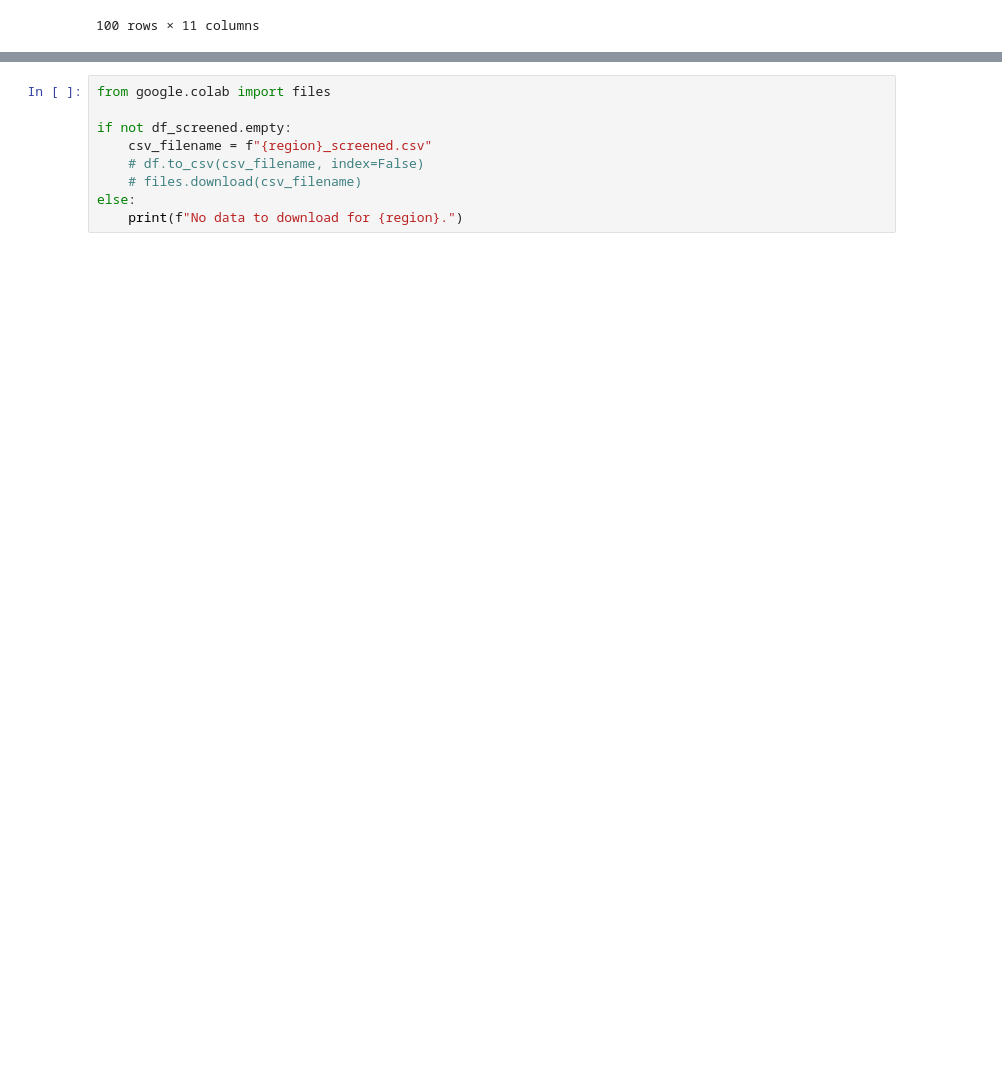
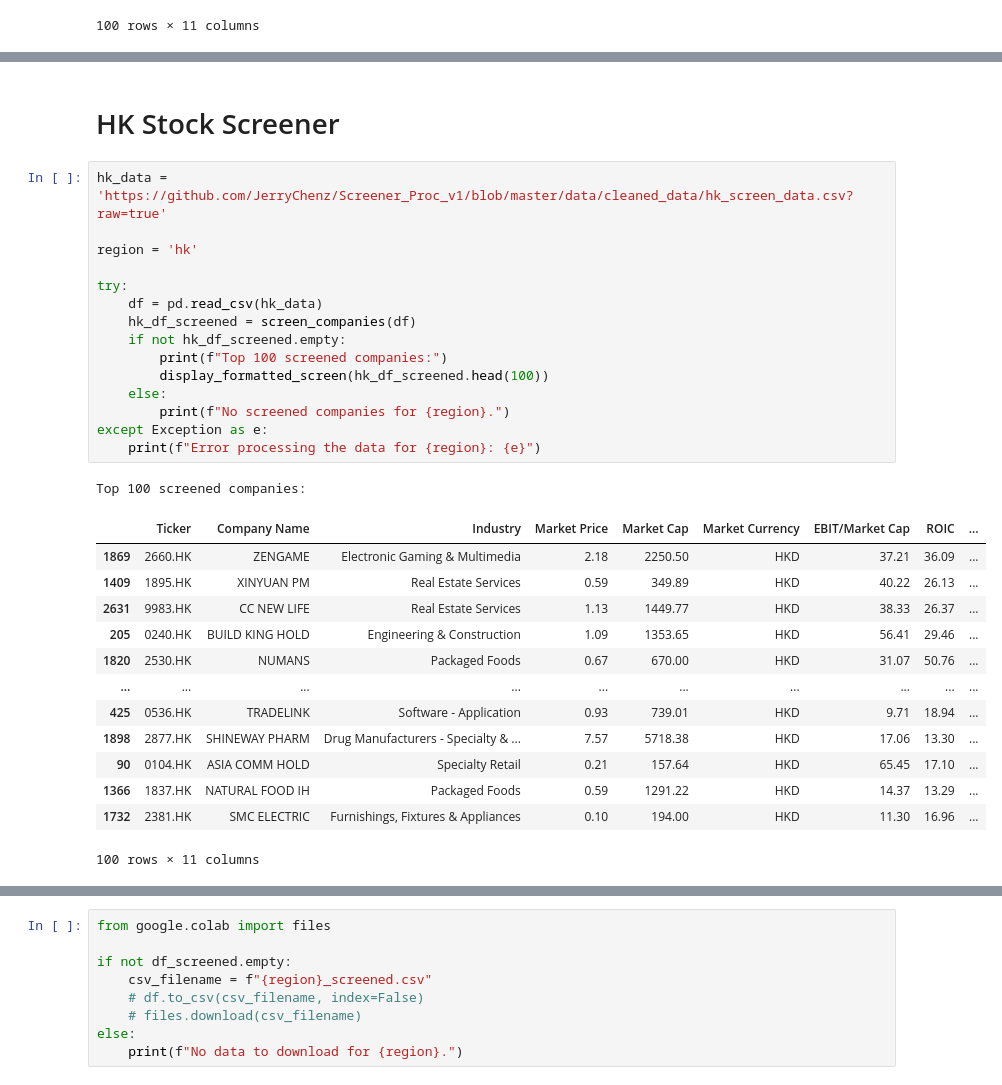
Before and after one commit to JerryChenz/Screener_Proc, a Jupyter notebook: Screener.ipynb, the cells around one changed output, grey strips where cells are left out. Drawn from its saved outputs; the diff is of its cells as text; blank space fills up the shorter version.

```diff
--- a/Screener.ipynb
+++ b/Screener.ipynb
@@ -195,0 +200,32 @@ create_financial_metric_histogram(df_screened, 'Total Debt/Common Equity', 'Debt
+# %% [markdown]
+# HK Stock Screener
+# %%
+hk_data = 'https://github.com/JerryChenz/Screener_Proc_v1/blob/master/data/cleaned_data/hk_screen_data.csv?raw=true'
+
+region = 'hk'
+
+try:
+    df = pd.read_csv(hk_data)
+    hk_df_screened = screen_companies(df)
+    if not hk_df_screened.empty:
+        print(f"Top 100 screened companies:")
+        display_formatted_screen(hk_df_screened.head(100))
+    else:
+        print(f"No screened companies for {region}.")
+except Exception as e:
+    print(f"Error processing the data for {region}: {e}")
+# %% [output]
+Top 100 screened companies:
+|  | Ticker | Company Name | Industry | Market Price | Market Cap | Market Currency | EBIT/Market Cap | ROIC | ... |
+| 1869 | 2660.HK | ZENGAME | Electronic Gaming & Multimedia | 2.18 | 2250.50 | HKD | 37.21 | 36.09 | ... |
+| 1409 | 1895.HK | XINYUAN PM | Real Estate Services | 0.59 | 349.89 | HKD | 40.22 | 26.13 | ... |
+| 2631 | 9983.HK | CC NEW LIFE | Real Estate Services | 1.13 | 1449.77 | HKD | 38.33 | 26.37 | ... |
+| 205 | 0240.HK | BUILD KING HOLD | Engineering & Construction | 1.09 | 1353.65 | HKD | 56.41 | 29.46 | ... |
+| 1820 | 2530.HK | NUMANS | Packaged Foods | 0.67 | 670.00 | HKD | 31.07 | 50.76 | ... |
+| ... | ... | ... | ... | ... | ... | ... | ... | ... | ... |
+| 425 | 0536.HK | TRADELINK | Software - Application | 0.93 | 739.01 | HKD | 9.71 | 18.94 | ... |
+| 1898 | 2877.HK | SHINEWAY PHARM | Drug Manufacturers - Specialty & ... | 7.57 | 5718.38 | HKD | 17.06 | 13.30 | ... |
+| 90 | 0104.HK | ASIA COMM HOLD | Specialty Retail | 0.21 | 157.64 | HKD | 65.45 | 17.10 | ... |
+| 1366 | 1837.HK | NATURAL FOOD IH | Packaged Foods | 0.59 | 1291.22 | HKD | 14.37 | 13.29 | ... |
+| 1732 | 2381.HK | SMC ELECTRIC | Furnishings, Fixtures & Appliances | 0.10 | 194.00 | HKD | 11.30 | 16.96 | ... |
+100 rows × 11 columns
```
Also changed, not shown: parts of 9 cells of this notebook.
